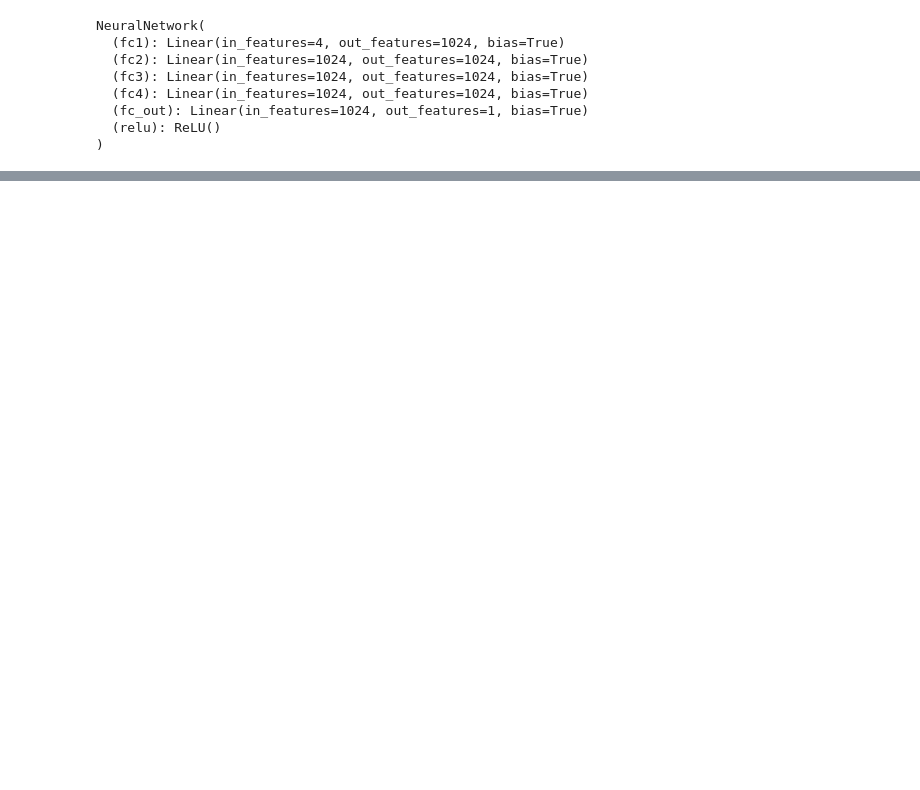
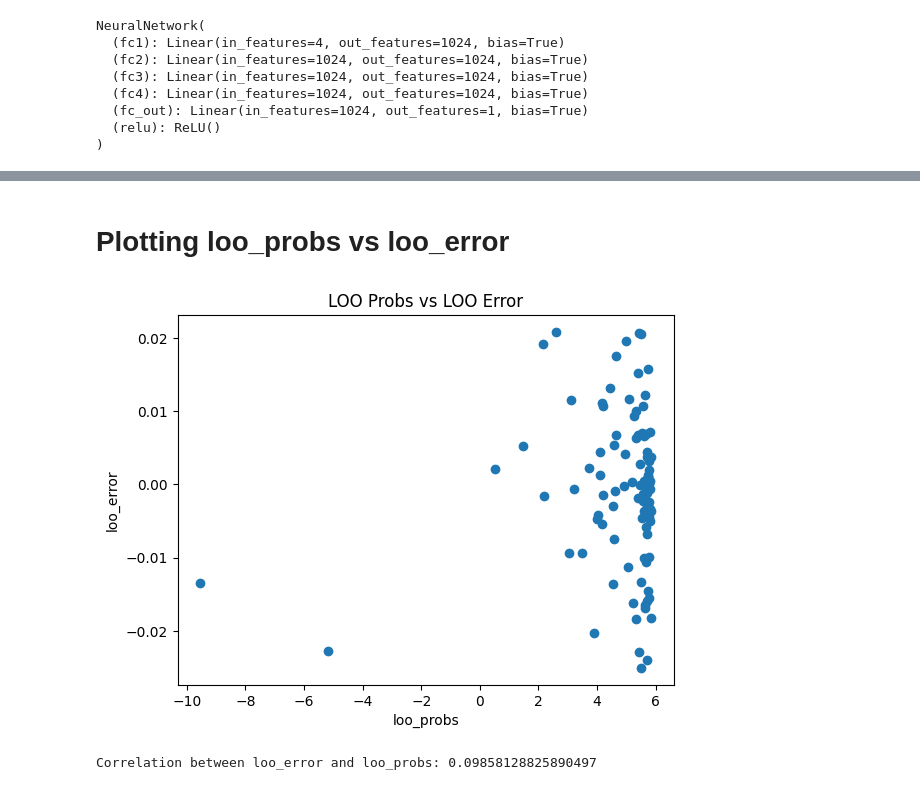
Before and after one commit to ChinmayPillai/GP_Surrogate_for_Neural_Networks, a Jupyter notebook: GP_Project.ipynb, the cells around one changed output, grey strips where cells are left out. Saved outputs shown, nothing was run; the diff lists cells and outputs as text; code cells hidden in the pictures; blank space fills up the shorter version.

```diff
--- a/GP_Project.ipynb
+++ b/GP_Project.ipynb
@@ -381,0 +535,3 @@ ax.legend(loc="center left", bbox_to_anchor=(0.975, 0.5))
+# %%
+loo_means_np = np.array(loo_means)
+loo_stds_np = np.array(loo_stds)
@@ -381,0 +546,3 @@ ax.legend(loc="center left", bbox_to_anchor=(0.975, 0.5))
+# %%
+y_train = np.array(targets).reshape(-1)
+y_train.shape
@@ -381,0 +551,9 @@ ax.legend(loc="center left", bbox_to_anchor=(0.975, 0.5))
+# %%
+loo_probs = []
+
+for i in range(loo_means_np.shape[0]):
+    loo_prob = -np.log(loo_stds_np[i]) - ((y_train[i] - loo_means_np[i]) ** 2) / (2 * (loo_stds_np[i] ** 2)) - 0.5 * np.log(2 * np.pi)
+    loo_probs.append(loo_prob)
+# %%
+loo_probs = np.array(loo_probs)
+loo_probs.shape
@@ -381,0 +587,15 @@ ax.legend(loc="center left", bbox_to_anchor=(0.975, 0.5))
+# %% [markdown]
+# Plotting loo_probs vs loo_error
+# %%
+plt.scatter(loo_probs, loo_error)
+plt.xlabel('loo_probs')
+plt.ylabel('loo_error')
+plt.title('LOO Probs vs LOO Error')
+plt.show()
+# %% [output]
+[figure, added]
+# %%
+correlation = np.corrcoef(loo_error, loo_probs)[0, 1]
+print("Correlation between loo_error and loo_probs:", correlation)
+# %% [output]
+Correlation between loo_error and loo_probs: 0.09858128825890497
```
Also changed, not shown: parts of 50 cells of this notebook.
